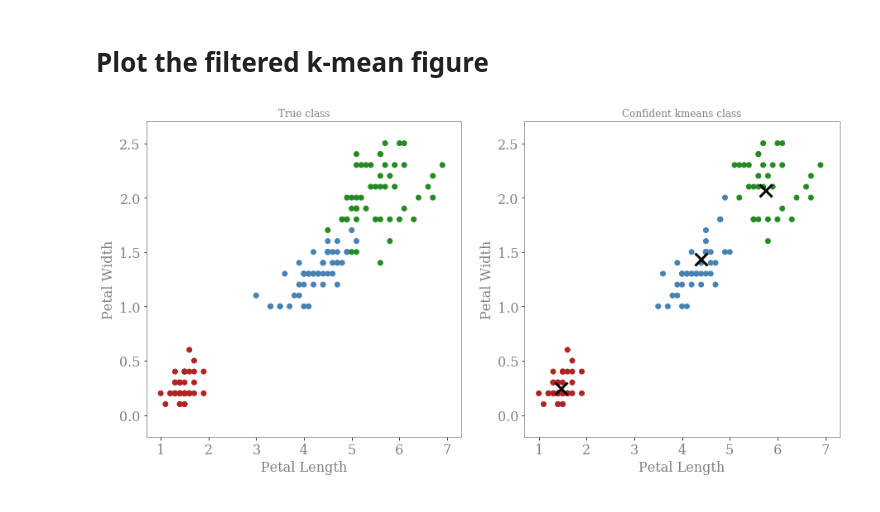
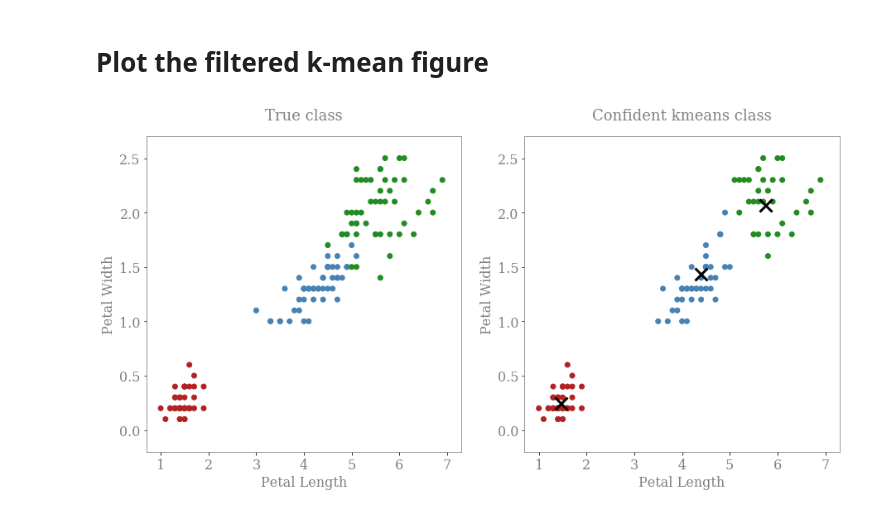
Before and after one commit to drmattcrooks/Medium-SoftClusteringWeights, a Jupyter notebook: clustering_confidence.ipynb, the cells around one changed output. Drawn from its saved outputs; the diff is of its cells as text; code cells hidden in the pictures.

```diff
--- a/clustering_confidence.ipynb
+++ b/clustering_confidence.ipynb
@@ -47,11 +47,9 @@ def format_axes(ax, **kwargs):
     ax.xaxis.label.set_color('grey')
     ax.yaxis.label.set_size(16)
     ax.yaxis.label.set_color('grey')
-    ax.title.set_size(16)
     ax.title.set_color('grey')
     ax.tick_params(axis='both', which='major', labelsize=16, labelcolor = 'grey')
 
-
     return ax
 # %% [markdown]
 # Load the Data
@@ -188,38 +186,38 @@ ax.scatter(
 
 ax.set_xlabel('Petal Length')
 ax.set_ylabel('Petal Width')
-ax.set_title('True class')
+ax.set_title('True class', pad = 20, fontsize = 18)
 
 ax.set_ylim(-0.2, 2.7)
 ax.set_xlim(0.7, 7.3)
 
 
 ax = format_axes(axs[1])
 
 ax.scatter(
     df.loc[df['confidence'] > 0.9, 'Petal Length'],
     df.loc[df['confidence'] > 0.9, 'Petal Width'],
     color = df.loc[df['confidence'] > 0.9, 'Class'].apply(lambda x: colors[color_converter_dict[x]])
 )
 
 ax.plot(
     kmeans.cluster_centers_[:,-2],
     kmeans.cluster_centers_[:,-1],
     'xk',
     markersize = 15,
     markeredgewidth = 3
 )
 
 ax.set_xlabel('Petal Length')
 ax.set_ylabel('Petal Width')
-ax.set_title('Confident kmeans class')
+ax.set_title('Confident kmeans class', pad = 20, fontsize = 18)
 
 fig.savefig('Figures/confident_kmeans.png', dpi = 500, bbox_inches = 'tight')
 
 
 ax.set_ylim(-0.2, 2.7)
 ax.set_xlim(0.7, 7.3)
 
 plt.show()
 # %% [output]
-[figure, old version]
+[figure, new version]
```
Also changed, not shown: parts of 1 cell of this notebook.
